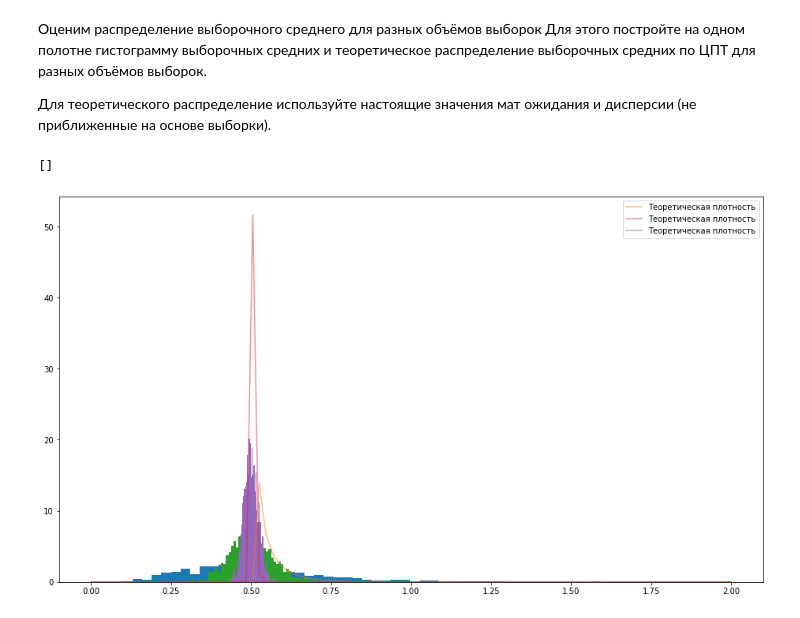
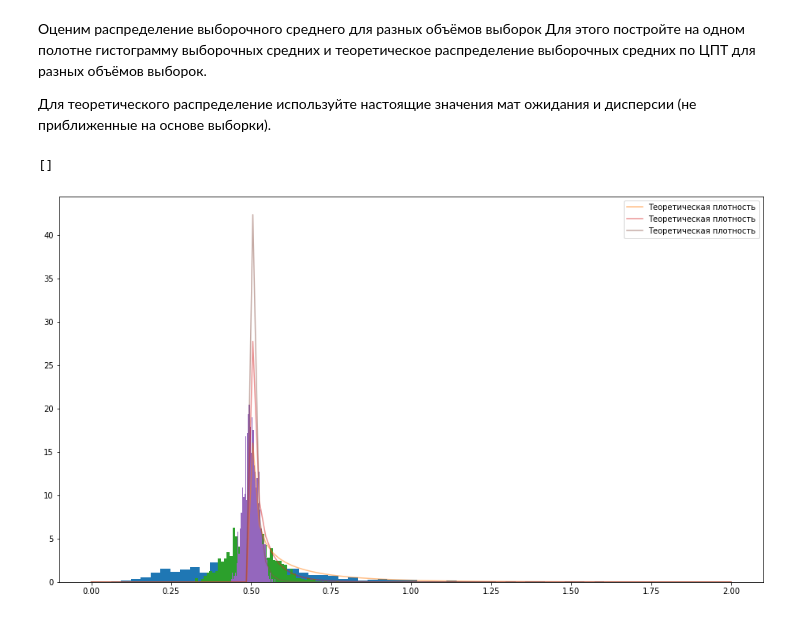
Before and after one commit to Andrewekb/study_for_github, a Jupyter notebook: Stat/Задание_2_первая часть.ipynb, the cells around one changed output. Cells and saved outputs as stored; diff of their text form; code cells hidden in the pictures.

```diff
--- a/Stat/Задание_2_первая часть.ipynb
+++ b/Stat/Задание_2_первая часть.ipynb
@@ -42,22 +42,22 @@ print(sample_var)
 # %%
 N = 100
 # сгенерируем много выборочных средних
 plt.figure(figsize=(16,9))
 for N in [10, 100, 1000]:
     means = []
     for i in range(1000):
         means.append(np.mean(gamma_rv.rvs(N)))
     means = np.array(means).astype(np.float32)
-    norm_rv = sts.gamma(a, loc=means.mean(), scale=means.std() / np.sqrt(N-1))
+    norm_rv = sts.gamma(a, loc=gamma_rv.mean(), scale=gamma_rv.std() / np.sqrt(N-1))
     plt.hist(means, density=True, bins=50)
     x = np.linspace(0,2, 100)
     pdf = norm_rv.pdf(x)
     plt.plot(x, pdf, label='Теоретическая плотность', alpha=0.5)
 plt.legend()
 plt.plot()
 # %% [output]
 []
-[figure, old version]
+[figure, new version]
 # %%
 # что то делаю не так, теоритическая плотность "убегает", но мне кажется, что я ее строю корректно, здесь, вероятно участвует
 #изначально заданный параметр 'a', он же, судя по рассчетам, является средним. Цикл пока не строю, не могу разобраться - это моя ошибка
```
